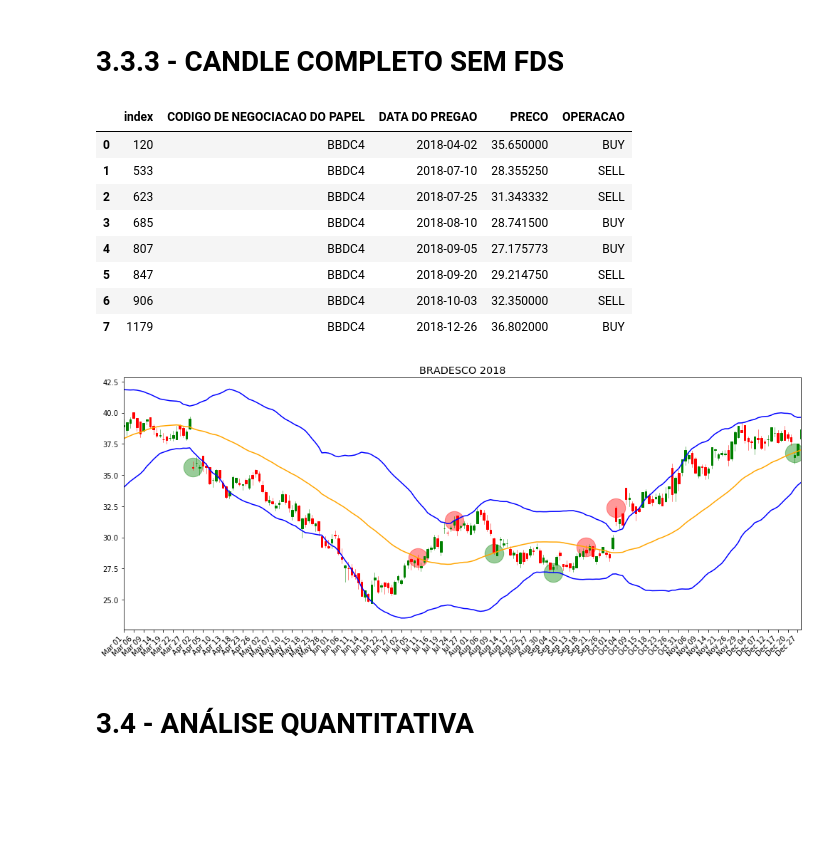
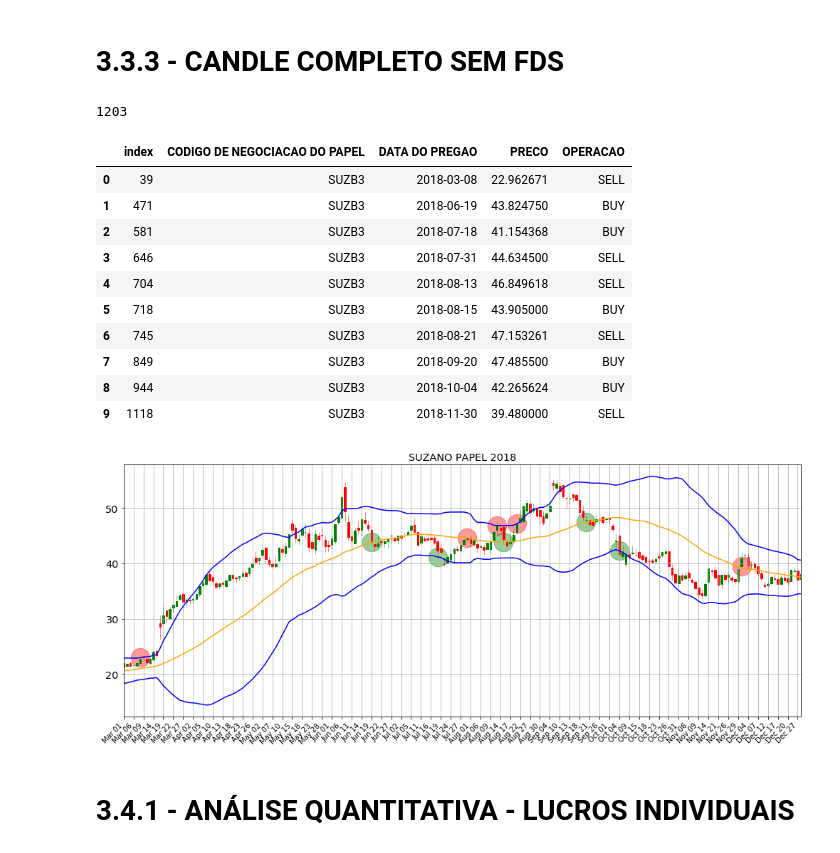
Before and after one commit to RodrigoCalderano/DOM-BOT, a Jupyter notebook: Jupyter/PandasHandler.ipynb, the cells around one changed output. Drawn from its saved outputs; the diff is of its cells as text; code cells hidden in the pictures; blank space fills up the shorter version.

```diff
--- a/Jupyter/PandasHandler.ipynb
+++ b/Jupyter/PandasHandler.ipynb
@@ -357,21 +361,25 @@ df['DATA DO PREGAO'] = df['DATA DO PREGAO'].apply(lambda name: int(name) )
 save_dir = 'BACK_TEST/BollingerBand'
 df.to_csv(save_dir,index=False)
 orders_df = pd.read_csv('BACK_TEST/BollingerBand', parse_dates=['DATA DO PREGAO'])
-orders_df = orders_df[df['CODIGO DE NEGOCIACAO DO PAPEL'] == 'BBDC4'].reset_index()
+orders_df = orders_df[df['CODIGO DE NEGOCIACAO DO PAPEL'] == 'SUZB3'].reset_index()
+print(len(df))
 orders_df
 # %% [output]
+1203
 |  | index | CODIGO DE NEGOCIACAO DO PAPEL | DATA DO PREGAO | PRECO | OPERACAO |
-| 0 | 120 | BBDC4 | 2018-04-02 | 35.650000 | BUY |
-| 1 | 533 | BBDC4 | 2018-07-10 | 28.355250 | SELL |
-| 2 | 623 | BBDC4 | 2018-07-25 | 31.343332 | SELL |
-| 3 | 685 | BBDC4 | 2018-08-10 | 28.741500 | BUY |
-| 4 | 807 | BBDC4 | 2018-09-05 | 27.175773 | BUY |
-| 5 | 847 | BBDC4 | 2018-09-20 | 29.214750 | SELL |
-| 6 | 906 | BBDC4 | 2018-10-03 | 32.350000 | SELL |
-| 7 | 1179 | BBDC4 | 2018-12-26 | 36.802000 | BUY |
+| 0 | 39 | SUZB3 | 2018-03-08 | 22.962671 | SELL |
+| 1 | 471 | SUZB3 | 2018-06-19 | 43.824750 | BUY |
+| 2 | 581 | SUZB3 | 2018-07-18 | 41.154368 | BUY |
+| 3 | 646 | SUZB3 | 2018-07-31 | 44.634500 | SELL |
+| 4 | 704 | SUZB3 | 2018-08-13 | 46.849618 | SELL |
+| 5 | 718 | SUZB3 | 2018-08-15 | 43.905000 | BUY |
+| 6 | 745 | SUZB3 | 2018-08-21 | 47.153261 | SELL |
+| 7 | 849 | SUZB3 | 2018-09-20 | 47.485500 | BUY |
+| 8 | 944 | SUZB3 | 2018-10-04 | 42.265624 | BUY |
+| 9 | 1118 | SUZB3 | 2018-11-30 | 39.480000 | SELL |
 # %%
 # Pegando os dados
-stock = pd.read_csv('HISTORICO_2018/BBDC4_2018', index_col = 'DATA DO PREGAO', parse_dates=True)
+stock = pd.read_csv('HISTORICO_2018/SUZB3_2018', index_col = 'DATA DO PREGAO', parse_dates=True)
 stock['date_ax'] = stock.index
 stock['date_ax'] = stock['date_ax'].apply(lambda date: date2num(date))
 
@@ -422,34 +430,35 @@ ax.plot(ohlc_data_arr2[:,0],stock['BANDA_1_40 SUPERIOR'], color = "blue")
 ax.plot(ohlc_data_arr2[:,0],stock['BANDA_1_40 INFERIOR'], color = "blue")
 
 # Formating
 ax.set_xticks(ndays[::freq])
 ax.set_xticklabels(date_strings[::freq], rotation=45, ha='right', fontsize='medium')
 ax.set_xlim(ndays.min(), ndays.max())
 ax.set_title(stock['NOME RESUMIDO DA EMPRESA EMISSORA'].iloc[0] + " 2018")
 plt.tight_layout()
 plt.grid()
 
 # Adjusting order index
 new_order_id = []
 order_id = 0
 for each in range(len(stock)):
     if orders_df['DATA DO PREGAO'].iloc[order_id] == stock['DATA DO PREGAO'].iloc[each]:
         new_order_id.append(each)
         order_id = order_id + 1
     if order_id >= len(orders_df):
         break
 
 
 # Plot ordens
 
 for each_order in range(len(new_order_id)):
     if orders_df['OPERACAO'].iloc[each_order] == 'SELL':
         cor = 'red'
     else:
         cor = 'green'
     ax.scatter(new_order_id[each_order],orders_df['PRECO'].iloc[each_order], s=700, c=cor, alpha=.4)
+plt.grid()
 # %% [output]
-[figure, old version]
+[figure, new version]
 # %% [markdown]
-# 3.4 - ANÁLISE QUANTITATIVA
+# 3.4.1 - ANÁLISE QUANTITATIVA - LUCROS INDIVIDUAIS
 # %%
```
Also changed, not shown: parts of 18 cells of this notebook, 3 other files.
